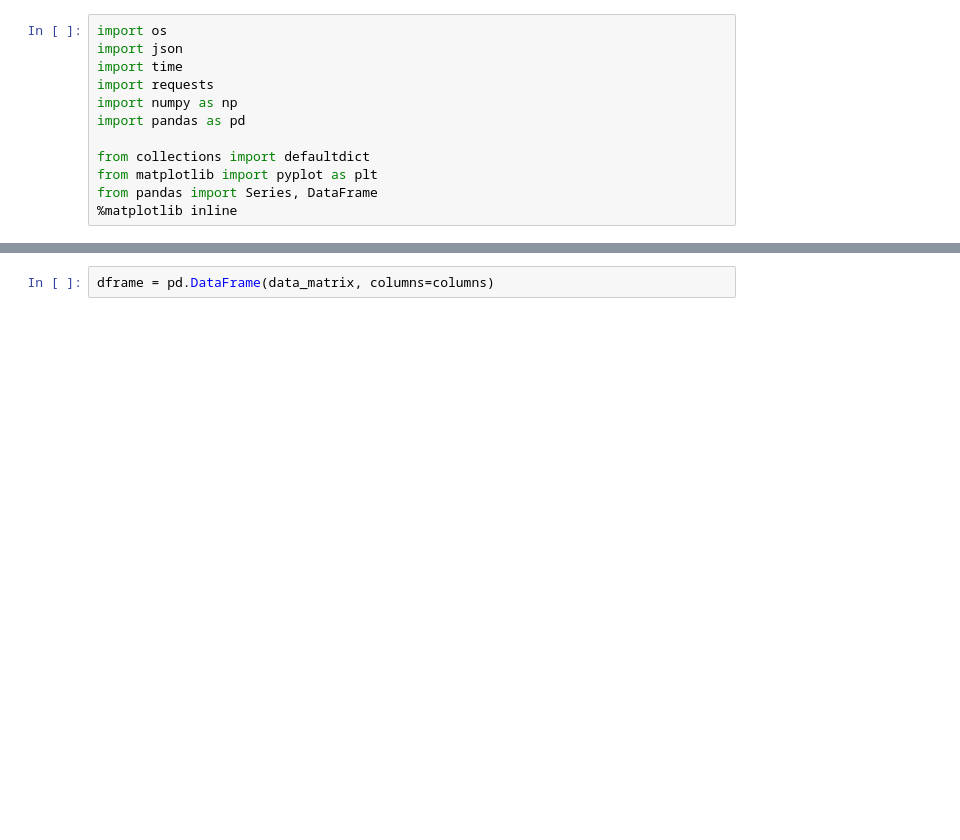
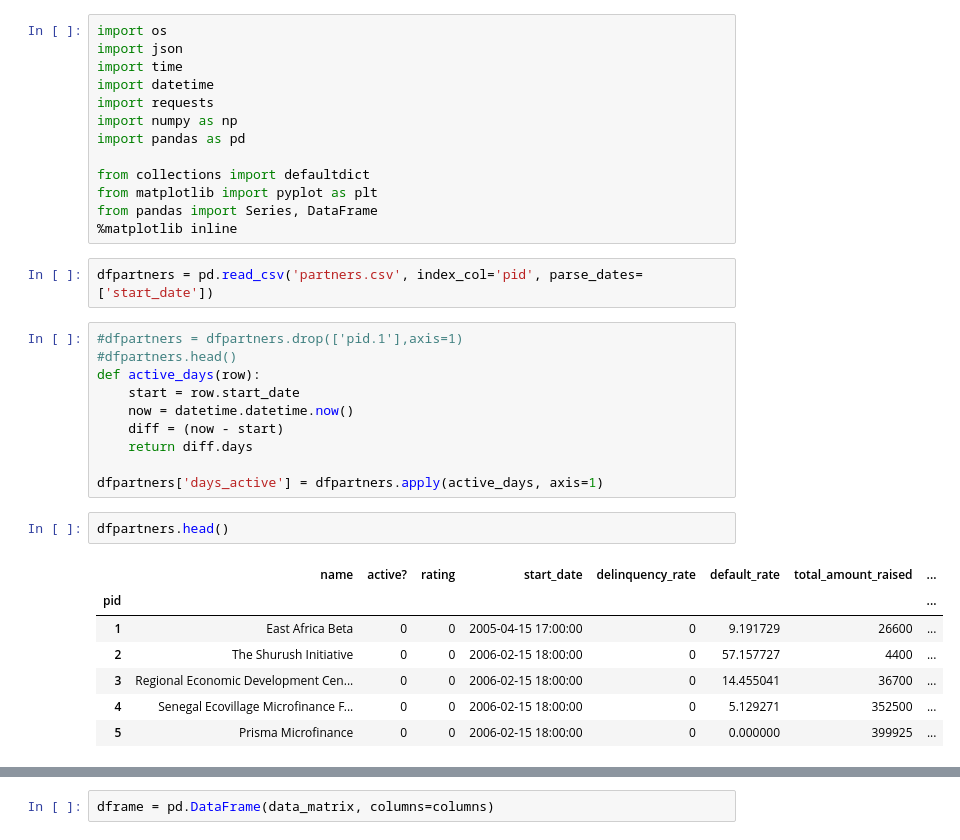
Before and after one commit to mwenda11/spring-2015-homeworks, a Jupyter notebook: project/basic_statistics.ipynb, the cells around one changed output, grey strips where cells are left out. Cells and saved outputs as stored; diff of their text form; blank space fills up the shorter version.

```diff
--- a/project/basic_statistics.ipynb
+++ b/project/basic_statistics.ipynb
@@ -2,6 +2,7 @@
 import os
 import json
 import time
+import datetime
 import requests
 import numpy as np
 import pandas as pd
@@ -10,6 +11,28 @@ from collections import defaultdict
 from matplotlib import pyplot as plt
 from pandas import Series, DataFrame
 %matplotlib inline
+# %%
+dfpartners = pd.read_csv('partners.csv', index_col='pid', parse_dates=['start_date'])
+# %%
+#dfpartners = dfpartners.drop(['pid.1'],axis=1)
+#dfpartners.head()
+def active_days(row):
+    start = row.start_date
+    now = datetime.datetime.now()
+    diff = (now - start)
+    return diff.days
+
+dfpartners['days_active'] = dfpartners.apply(active_days, axis=1)
+# %%
+dfpartners.head()
+# %% [output]
+|  | name | active? | rating | start_date | delinquency_rate | default_rate | total_amount_raised | ... |
+| pid |  |  |  |  |  |  |  | ... |
+| 1 | East Africa Beta | 0 | 0 | 2005-04-15 17:00:00 | 0 | 9.191729 | 26600 | ... |
+| 2 | The Shurush Initiative | 0 | 0 | 2006-02-15 18:00:00 | 0 | 57.157727 | 4400 | ... |
+| 3 | Regional Economic Development Cen... | 0 | 0 | 2006-02-15 18:00:00 | 0 | 14.455041 | 36700 | ... |
+| 4 | Senegal Ecovillage Microfinance F... | 0 | 0 | 2006-02-15 18:00:00 | 0 | 5.129271 | 352500 | ... |
+| 5 | Prisma Microfinance | 0 | 0 | 2006-02-15 18:00:00 | 0 | 0.000000 | 399925 | ... |
 # %%
 c1 = ["id","name","status","funded_amount","paid_amount","desc_length","activity","sector","themes","use","delinquent"]
 c2 = ["country_code","country","town","level","partner_id","posted_date","planned_expire_date","loan_amount","lender_count","forex_loss"]
```
Also changed, not shown: parts of 3 cells of this notebook, 1 other file.
